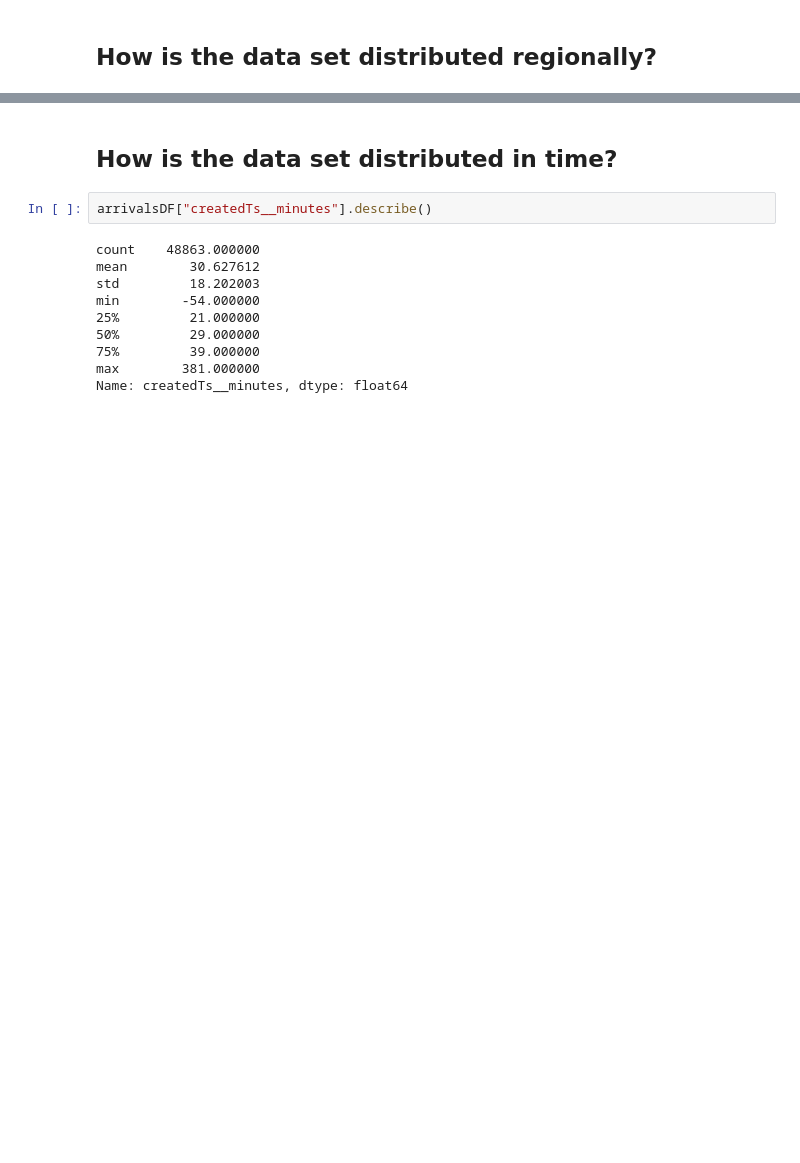
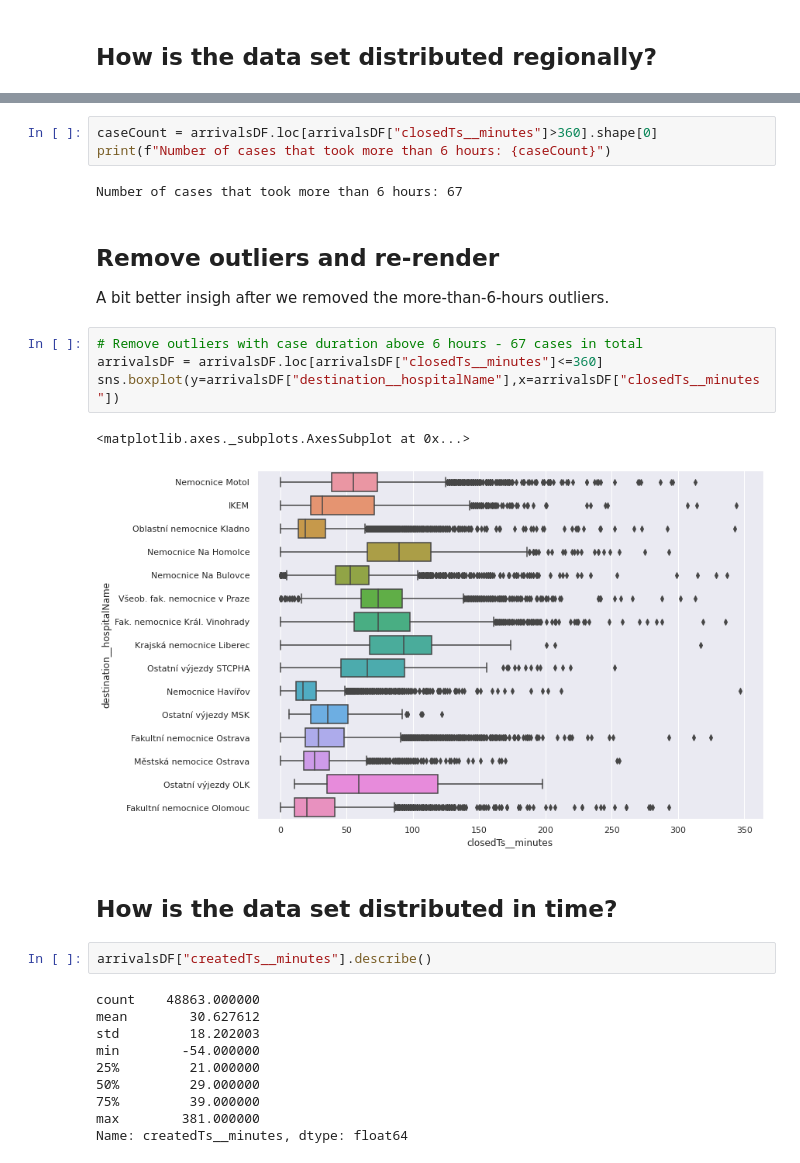
Before and after one commit to mtomcanyi/Hackhealth2021-Challenge7, a Jupyter notebook: ZCase_Analysis.ipynb, the cells around one changed output, grey strips where cells are left out. Saved outputs shown, nothing was run; the diff lists cells and outputs as text; blank space fills up the shorter version.

```diff
--- a/ZCase_Analysis.ipynb
+++ b/ZCase_Analysis.ipynb
@@ -69,3 +226,18 @@ sns.boxplot(y=arrivalsDF["destination__hospitalName"],x=arrivalsDF["closedTs__mi
+# %%
+caseCount = arrivalsDF.loc[arrivalsDF["closedTs__minutes"]>360].shape[0]
+print(f"Number of cases that took more than 6 hours: {caseCount}")
+# %% [output]
+Number of cases that took more than 6 hours: 67
+# %% [markdown]
+## Remove outliers and re-render
+A bit better insigh after we removed the more-than-6-hours outliers.
+# %%
+# Remove outliers with case duration above 6 hours - 67 cases in total
+arrivalsDF = arrivalsDF.loc[arrivalsDF["closedTs__minutes"]<=360]
+sns.boxplot(y=arrivalsDF["destination__hospitalName"],x=arrivalsDF["closedTs__minutes"])
+# %% [output]
+<matplotlib.axes._subplots.AxesSubplot at 0x...>
+[figure, added]
 # %% [markdown]
 ## How is the data set distributed in time?
 # %%
```
Also changed, not shown: parts of 30 cells of this notebook.
